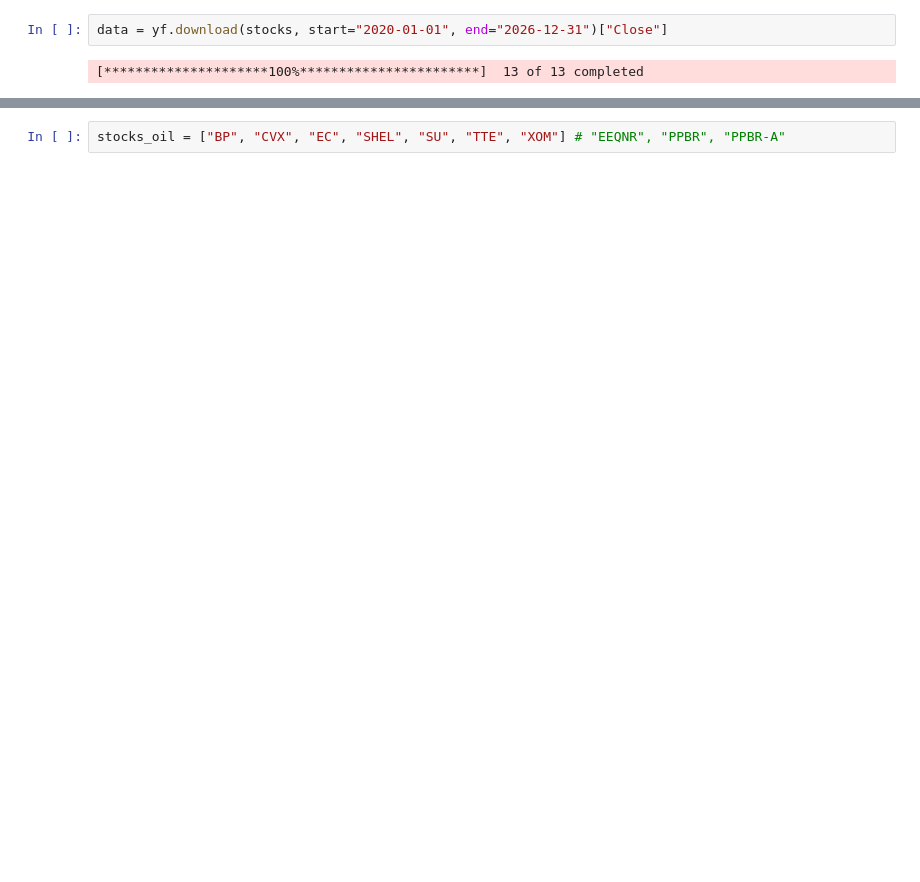
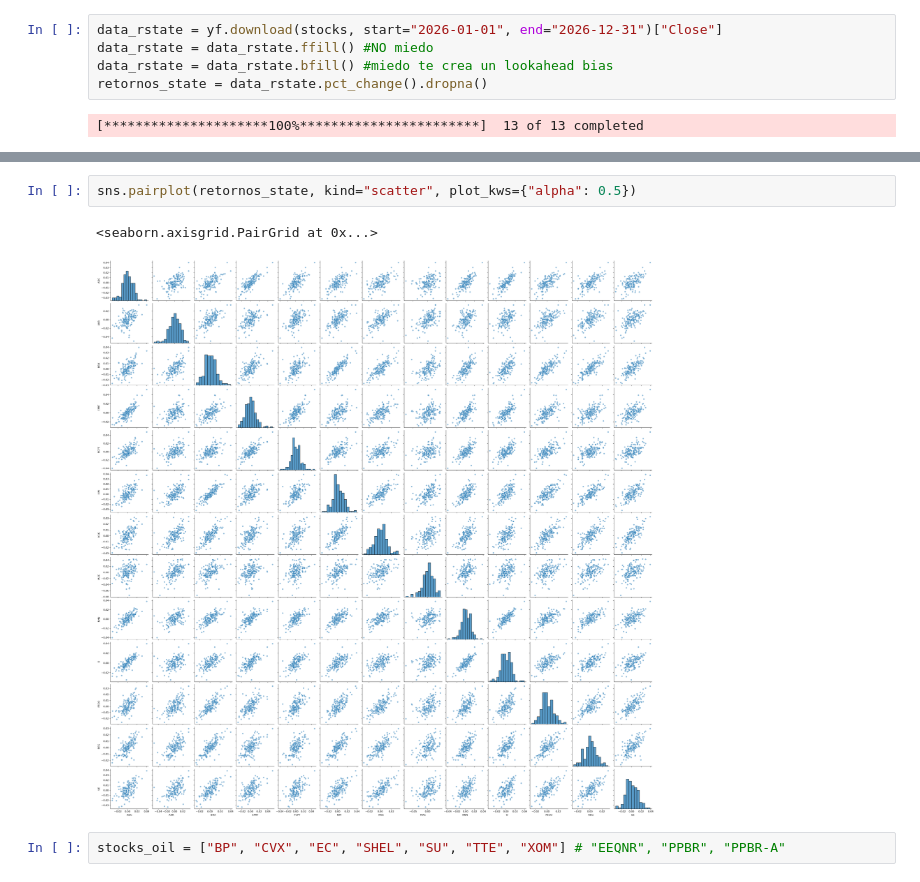
Before and after one commit to AlejandroAG223/pizza-on-mondays, a Jupyter notebook: notebooks/ideas.ipynb, the cells around one changed output, grey strips where cells are left out. Drawn from its saved outputs; the diff is of its cells as text; blank space fills up the shorter version.

```diff
--- a/notebooks/ideas.ipynb
+++ b/notebooks/ideas.ipynb
@@ -3,6 +4,9 @@ import yfinance as yf
 # %%
 stocks = ["ADC", "AKR", "BRX", "EPRT", "FCPT", "KIM", "KRG", "MAC", "NNN", "O", "PECO", "REG", "UE"] # "CURB"
 # %%
-data = yf.download(stocks, start="2020-01-01", end="2026-12-31")["Close"]
+data_rstate = yf.download(stocks, start="2026-01-01", end="2026-12-31")["Close"]
+data_rstate = data_rstate.ffill() #NO miedo
+data_rstate = data_rstate.bfill() #miedo te crea un lookahead bias
+retornos_state = data_rstate.pct_change().dropna()
 # %% [output]
 [*********************100%***********************]  13 of 13 completed
@@ -13,3 +25,8 @@ data = data.bfill() #miedo te crea un lookahead bias
+# %%
+sns.pairplot(retornos_state, kind="scatter", plot_kws={"alpha": 0.5})
+# %% [output]
+<seaborn.axisgrid.PairGrid at 0x...>
+[figure, added]
 # %%
 stocks_oil = ["BP", "CVX", "EC", "SHEL", "SU", "TTE", "XOM"] # "EEQNR", "PPBR", "PPBR-A"
 # %%
```
Also changed, not shown: parts of 8 cells of this notebook, 3 other files.
